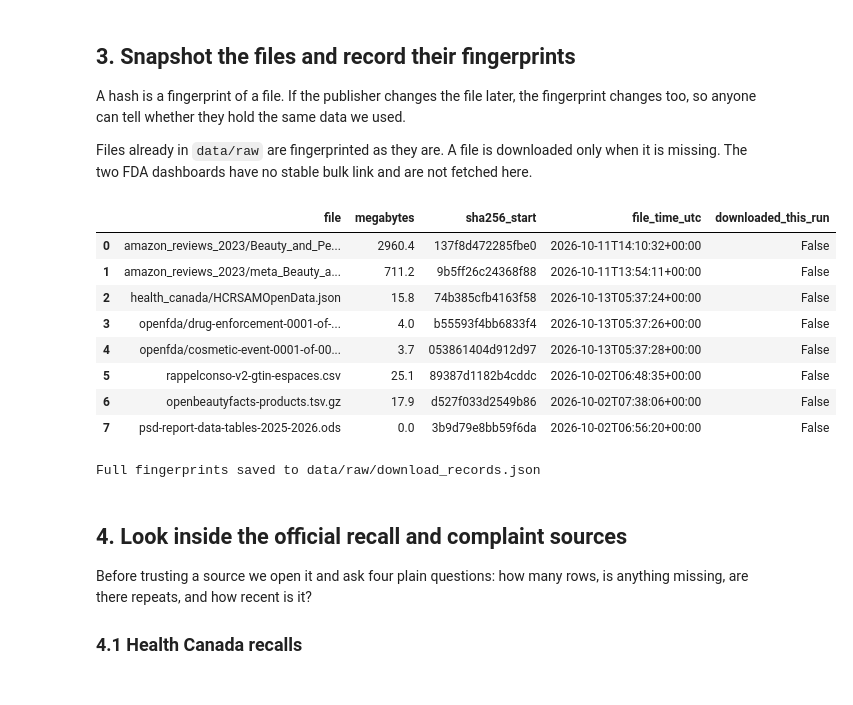
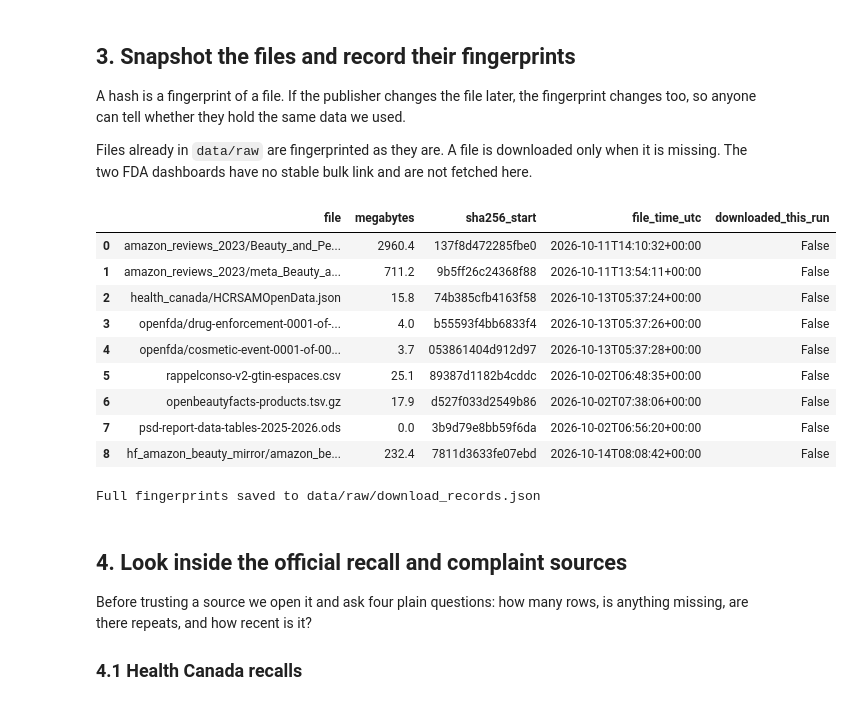
Before and after one commit to Pawansingh3889/yuvaintern, a Jupyter notebook: complaint_detection.ipynb, the cells around one changed output. Cells and saved outputs as stored; diff of their text form; code cells hidden in the pictures.

```diff
--- a/complaint_detection.ipynb
+++ b/complaint_detection.ipynb
@@ -215,6 +261,8 @@ def snapshot(url, path, direct):
 
 
 AMAZON = 'https://mcauleylab.ucsd.edu/public_datasets/data/amazon_2023/raw/'
+MIRROR_URL = ('https://huggingface.co/datasets/jhan21/amazon-beauty-reviews-dataset'
+              '/resolve/main/amazon_beauty_reviews_dataset.csv')
 REVIEWS_FILE = RAW / 'amazon_reviews_2023/Beauty_and_Personal_Care.jsonl.gz'
 CATALOGUE_FILE = RAW / 'amazon_reviews_2023/meta_Beauty_and_Personal_Care.jsonl.gz'
 HEALTH_CANADA_FILE = RAW / 'health_canada/HCRSAMOpenData.json'
@@ -222,33 +270,35 @@ FDA_RECALLS_FILE = RAW / 'openfda/drug-enforcement-0001-of-0001.json.zip'
 FDA_EVENTS_FILE = RAW / 'openfda/cosmetic-event-0001-of-0001.json.zip'
 FRANCE_FILE = RAW / 'rappelconso-v2-gtin-espaces.csv'
 CATALOGUE_FR_FILE = RAW / 'openbeautyfacts-products.tsv.gz'
 
 snapshots = [
     (AMAZON + 'review_categories/Beauty_and_Personal_Care.jsonl.gz', REVIEWS_FILE, True),
     (AMAZON + 'meta_categories/meta_Beauty_and_Personal_Care.jsonl.gz', CATALOGUE_FILE, True),
     ('https://recalls-rappels.canada.ca/sites/default/files/opendata-donneesouvertes/HCRSAMOpenData.json', HEALTH_CANADA_FILE, True),
     ('https://download.open.fda.gov/drug/enforcement/drug-enforcement-0001-of-0001.json.zip', FDA_RECALLS_FILE, True),
     ('https://download.open.fda.gov/cosmetic/event/cosmetic-event-0001-of-0001.json.zip', FDA_EVENTS_FILE, True),
     ('https://www.data.gouv.fr/datasets/rappelconso-v2-rappels-de-produits', FRANCE_FILE, False),
     ('https://www.data.gouv.fr/datasets/open-beauty-facts', CATALOGUE_FR_FILE, False),
     ('https://www.gov.uk/government/statistics/product-safety-database-annual-reports', RAW / 'psd-report-data-tables-2025-2026.ods', False),
+    (MIRROR_URL, RAW / 'hf_amazon_beauty_mirror/amazon_beauty_reviews_dataset.csv', True),
 ]
 records = pd.DataFrame([snapshot(url, path, direct) for url, path, direct in snapshots])
 records.to_json(RAW / 'download_records.json', orient='records', indent=1)
 records['megabytes'] = (records['bytes'] / 1e6).round(1)
 records['sha256_start'] = records['sha256'].str[:16]
 display(records[['file', 'megabytes', 'sha256_start', 'file_time_utc', 'downloaded_this_run']])
 print('Full fingerprints saved to data/raw/download_records.json')
 # %% [output]
 |  | file | megabytes | sha256_start | file_time_utc | downloaded_this_run |
 | 0 | amazon_reviews_2023/Beauty_and_Pe... | 2960.4 | 137f8d472285fbe0 | 2026-10-11T14:10:32+00:00 | False |
 | 1 | amazon_reviews_2023/meta_Beauty_a... | 711.2 | 9b5ff26c24368f88 | 2026-10-11T13:54:11+00:00 | False |
 | 2 | health_canada/HCRSAMOpenData.json | 15.8 | 74b385cfb4163f58 | 2026-10-13T05:37:24+00:00 | False |
 | 3 | openfda/drug-enforcement-0001-of-... | 4.0 | b55593f4bb6833f4 | 2026-10-13T05:37:26+00:00 | False |
 | 4 | openfda/cosmetic-event-0001-of-00... | 3.7 | 053861404d912d97 | 2026-10-13T05:37:28+00:00 | False |
 | 5 | rappelconso-v2-gtin-espaces.csv | 25.1 | 89387d1182b4cddc | 2026-10-02T06:48:35+00:00 | False |
 | 6 | openbeautyfacts-products.tsv.gz | 17.9 | d527f033d2549b86 | 2026-10-02T07:38:06+00:00 | False |
 | 7 | psd-report-data-tables-2025-2026.ods | 0.0 | 3b9d79e8bb59f6da | 2026-10-02T06:56:20+00:00 | False |
+| 8 | hf_amazon_beauty_mirror/amazon_be... | 232.4 | 7811d3633fe07ebd | 2026-10-14T08:08:42+00:00 | False |
 Full fingerprints saved to data/raw/download_records.json
 # %% [markdown]
 ## 4. Look inside the official recall and complaint sources
```
Also changed, not shown: parts of 12 cells of this notebook, 4 other files.
